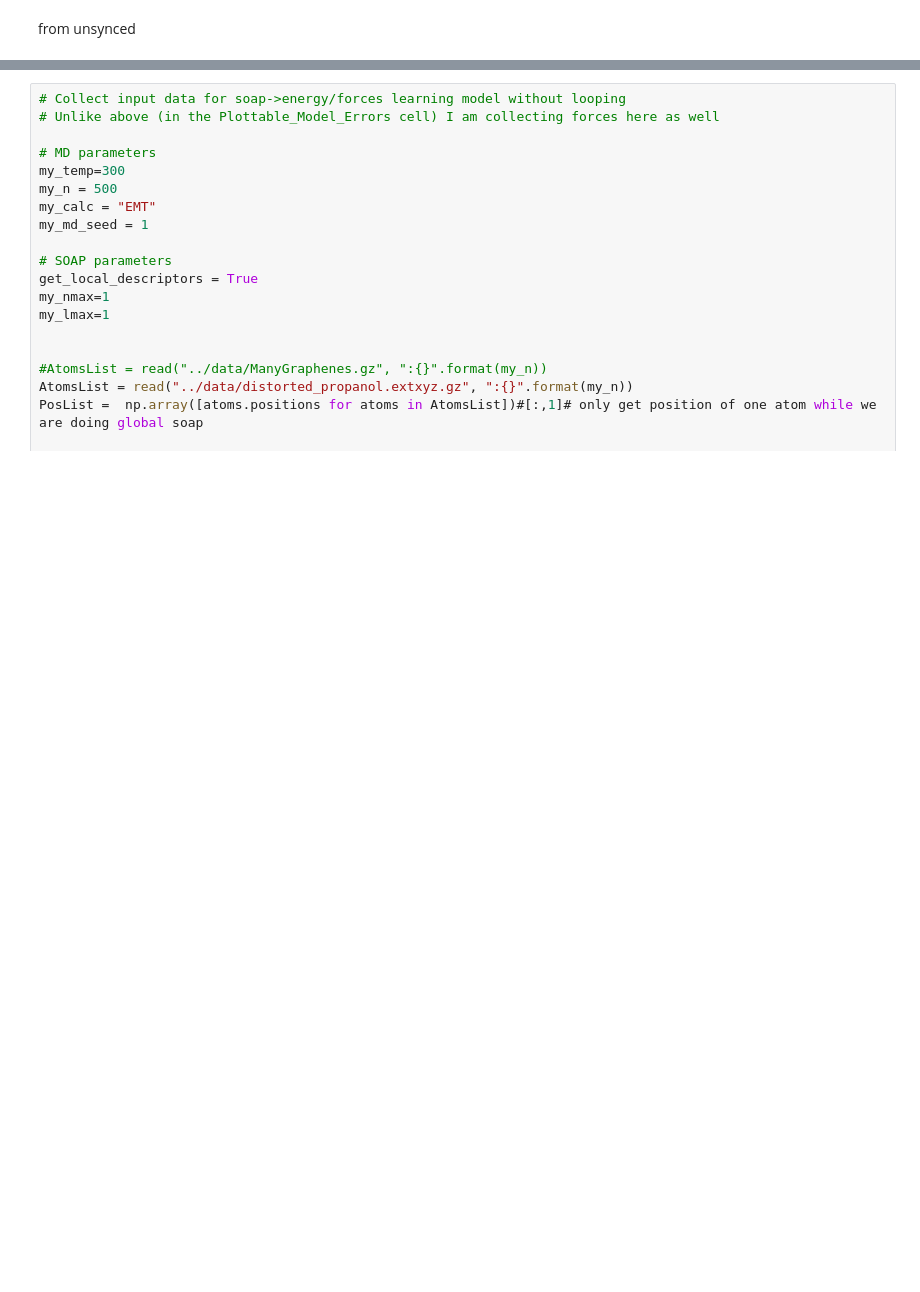
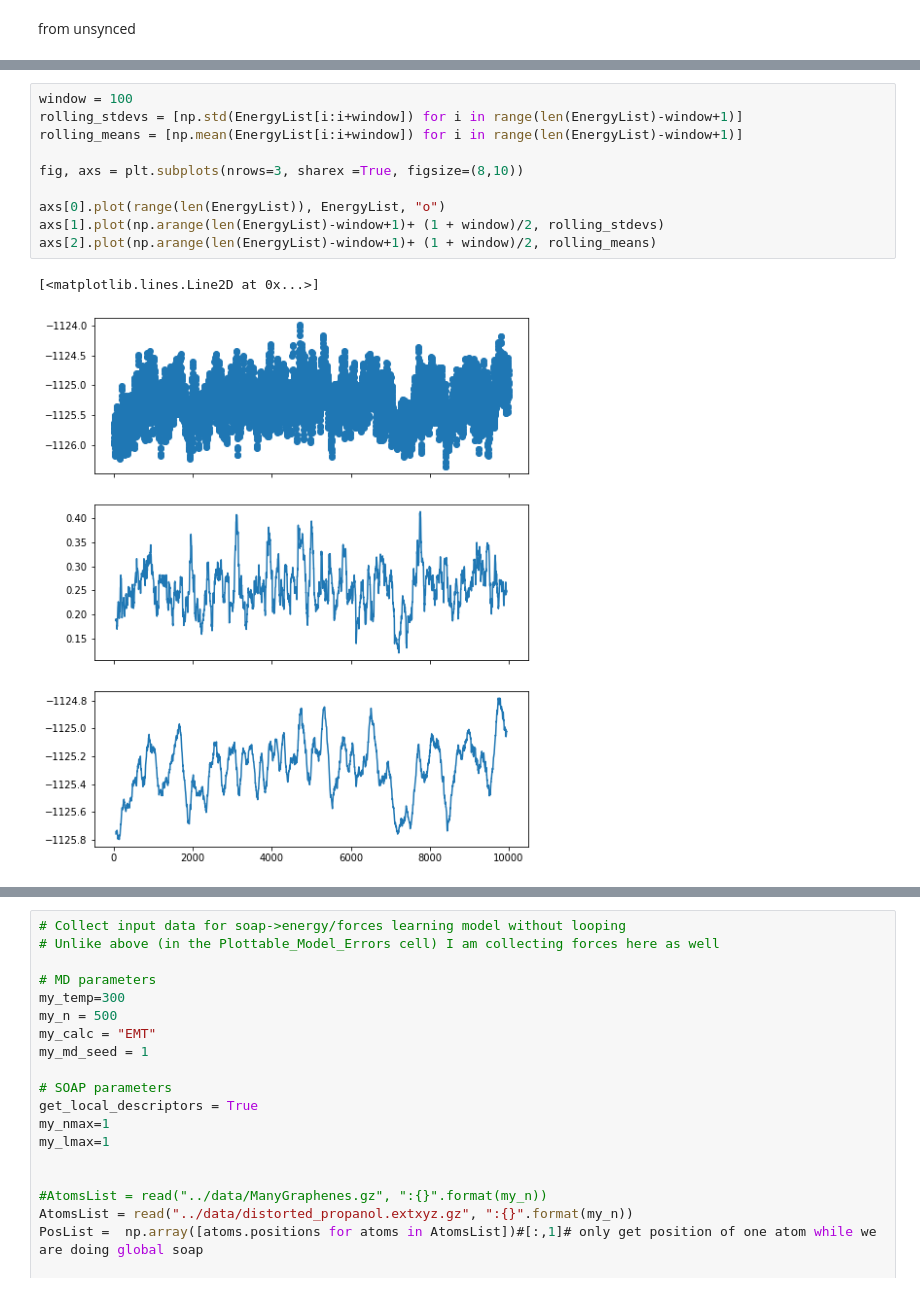
Before and after one commit to alvarovm/minigap, a Jupyter notebook: notebooks/miniGAP.ipynb, the cells around one changed output, grey strips where cells are left out. Cells and saved outputs as stored; diff of their text form; blank space fills up the shorter version.

```diff
--- a/notebooks/miniGAP.ipynb
+++ b/notebooks/miniGAP.ipynb
@@ -573,3 +588,16 @@ SoapDerivativeList, SoapList = get_dscribe_descriptors(AtomsList, species=["C",
+# %%
+window = 100
+rolling_stdevs = [np.std(EnergyList[i:i+window]) for i in range(len(EnergyList)-window+1)]
+rolling_means = [np.mean(EnergyList[i:i+window]) for i in range(len(EnergyList)-window+1)]
+
+fig, axs = plt.subplots(nrows=3, sharex =True, figsize=(8,10))
+
+axs[0].plot(range(len(EnergyList)), EnergyList, "o")
+axs[1].plot(np.arange(len(EnergyList)-window+1)+ (1 + window)/2, rolling_stdevs)
+axs[2].plot(np.arange(len(EnergyList)-window+1)+ (1 + window)/2, rolling_means)
+# %% [output]
+[<matplotlib.lines.Line2D at 0x...>]
+[figure, added]
 # %%
 # This is my attempt at learning forces
 # Doesn't use LearnEnergyFromSoap because force learning is not yet implemented there (as of July 13th)
```
Also changed, not shown: parts of 13 cells of this notebook.
